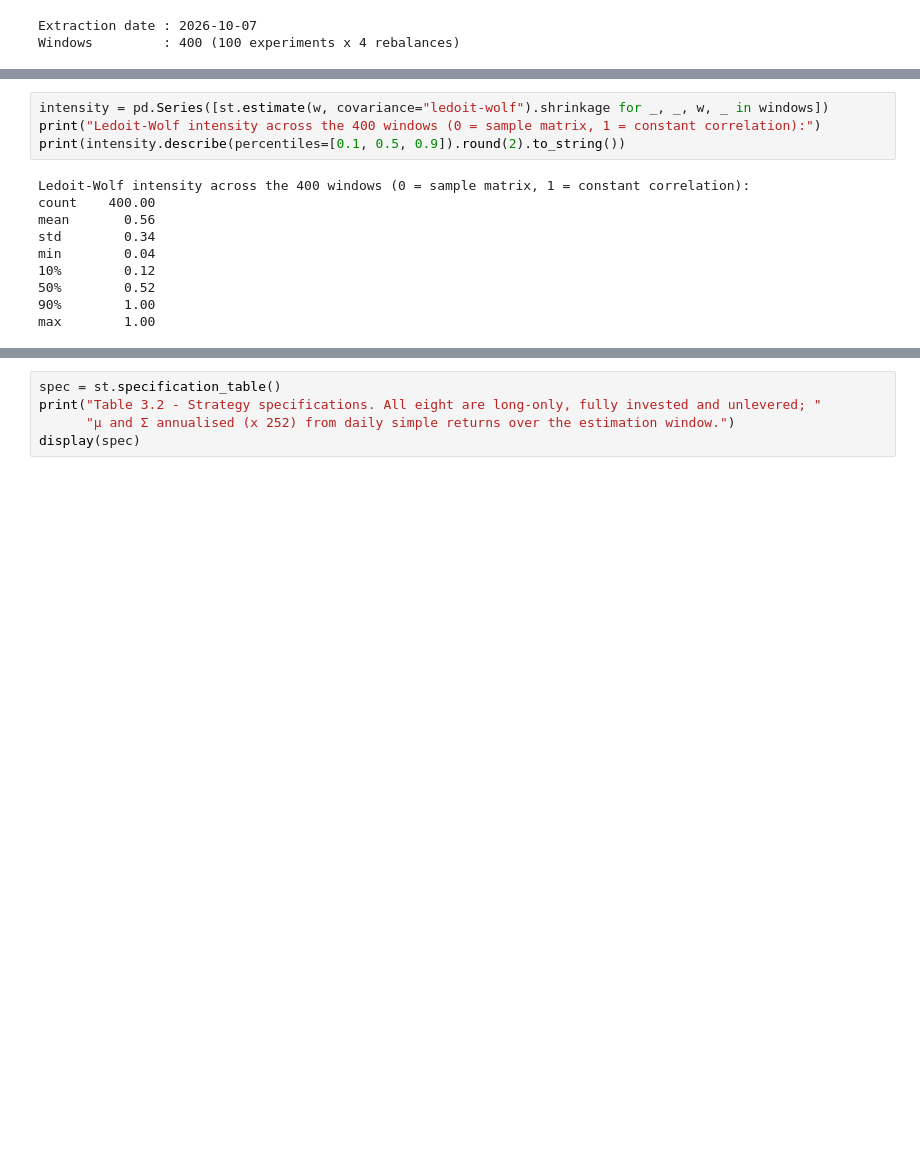
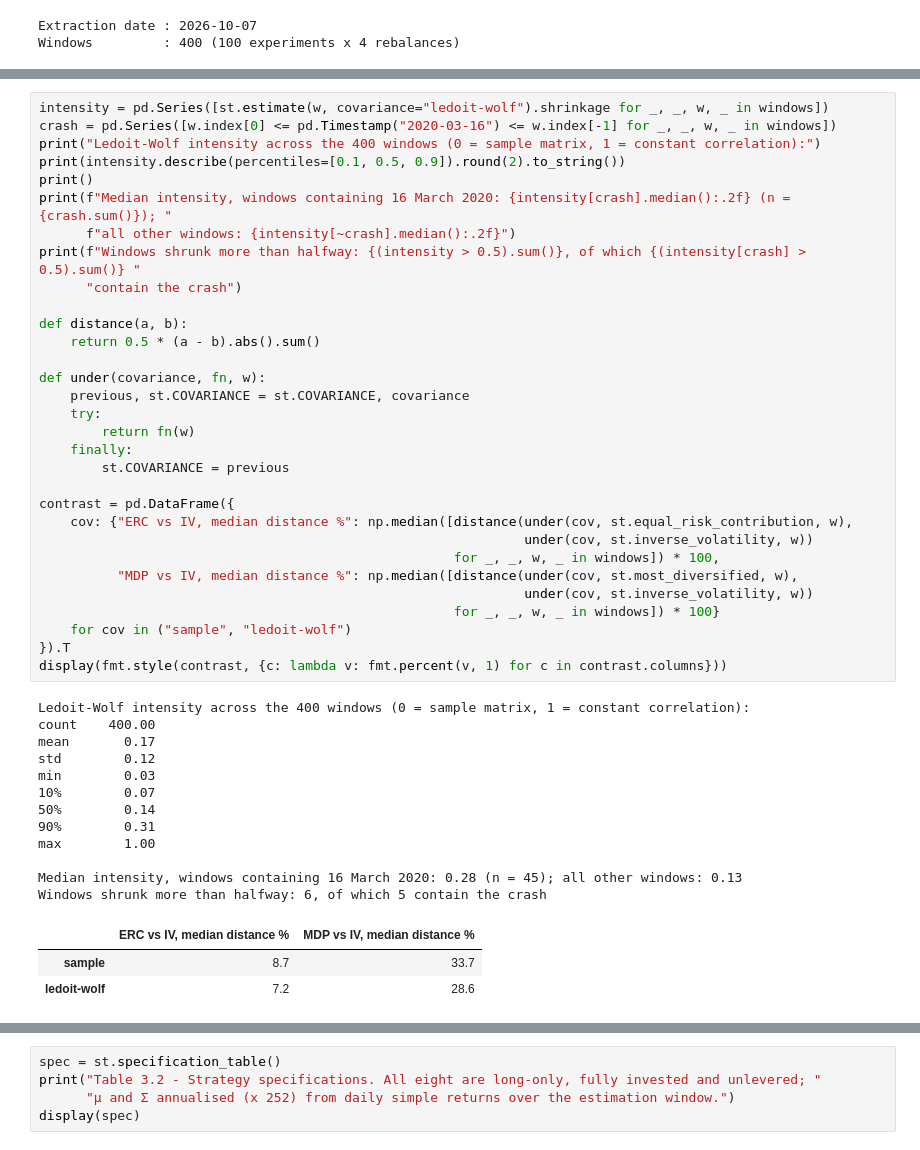
Before and after one commit to christianvanbellen/nova-ims-portfolio-management, a Jupyter notebook: notebooks/04_strategies.ipynb, the cells around one changed output, grey strips where cells are left out. Drawn from its saved outputs; the diff is of its cells as text; blank space fills up the shorter version.

```diff
--- a/notebooks/04_strategies.ipynb
+++ b/notebooks/04_strategies.ipynb
@@ -92,15 +92,48 @@ asks us to show. The shrinkage intensity it would choose on these windows:
 # %%
 intensity = pd.Series([st.estimate(w, covariance="ledoit-wolf").shrinkage for _, _, w, _ in windows])
+crash = pd.Series([w.index[0] <= pd.Timestamp("2020-03-16") <= w.index[-1] for _, _, w, _ in windows])
 print("Ledoit-Wolf intensity across the 400 windows (0 = sample matrix, 1 = constant correlation):")
 print(intensity.describe(percentiles=[0.1, 0.5, 0.9]).round(2).to_string())
+print()
+print(f"Median intensity, windows containing 16 March 2020: {intensity[crash].median():.2f} (n = {crash.sum()}); "
+      f"all other windows: {intensity[~crash].median():.2f}")
+print(f"Windows shrunk more than halfway: {(intensity > 0.5).sum()}, of which {(intensity[crash] > 0.5).sum()} "
+      "contain the crash")
+
+def distance(a, b):
+    return 0.5 * (a - b).abs().sum()
+
+def under(covariance, fn, w):
+    previous, st.COVARIANCE = st.COVARIANCE, covariance
+    try:
+        return fn(w)
+    finally:
+        st.COVARIANCE = previous
+
+contrast = pd.DataFrame({
+    cov: {"ERC vs IV, median distance %": np.median([distance(under(cov, st.equal_risk_contribution, w),
+                                                              under(cov, st.inverse_volatility, w))
+                                                     for _, _, w, _ in windows]) * 100,
+          "MDP vs IV, median distance %": np.median([distance(under(cov, st.most_diversified, w),
+                                                              under(cov, st.inverse_volatility, w))
+                                                     for _, _, w, _ in windows]) * 100}
+    for cov in ("sample", "ledoit-wolf")
+}).T
+display(fmt.style(contrast, {c: lambda v: fmt.percent(v, 1) for c in contrast.columns}))
 # %% [output]
 Ledoit-Wolf intensity across the 400 windows (0 = sample matrix, 1 = constant correlation):
 count    400.00
-mean       0.56
-std        0.34
-min        0.04
-10%        0.12
-50%        0.52
-90%        1.00
+mean       0.17
+std        0.12
+min        0.03
+10%        0.07
+50%        0.14
+90%        0.31
 max        1.00
+
+Median intensity, windows containing 16 March 2020: 0.28 (n = 45); all other windows: 0.13
+Windows shrunk more than halfway: 6, of which 5 contain the crash
+|  | ERC vs IV, median distance % | MDP vs IV, median distance % |
+| sample | 8.7 | 33.7 |
+| ledoit-wolf | 7.2 | 28.6 |
 # %% [markdown]
```
Also changed, not shown: parts of 14 cells of this notebook, 3 other files.
